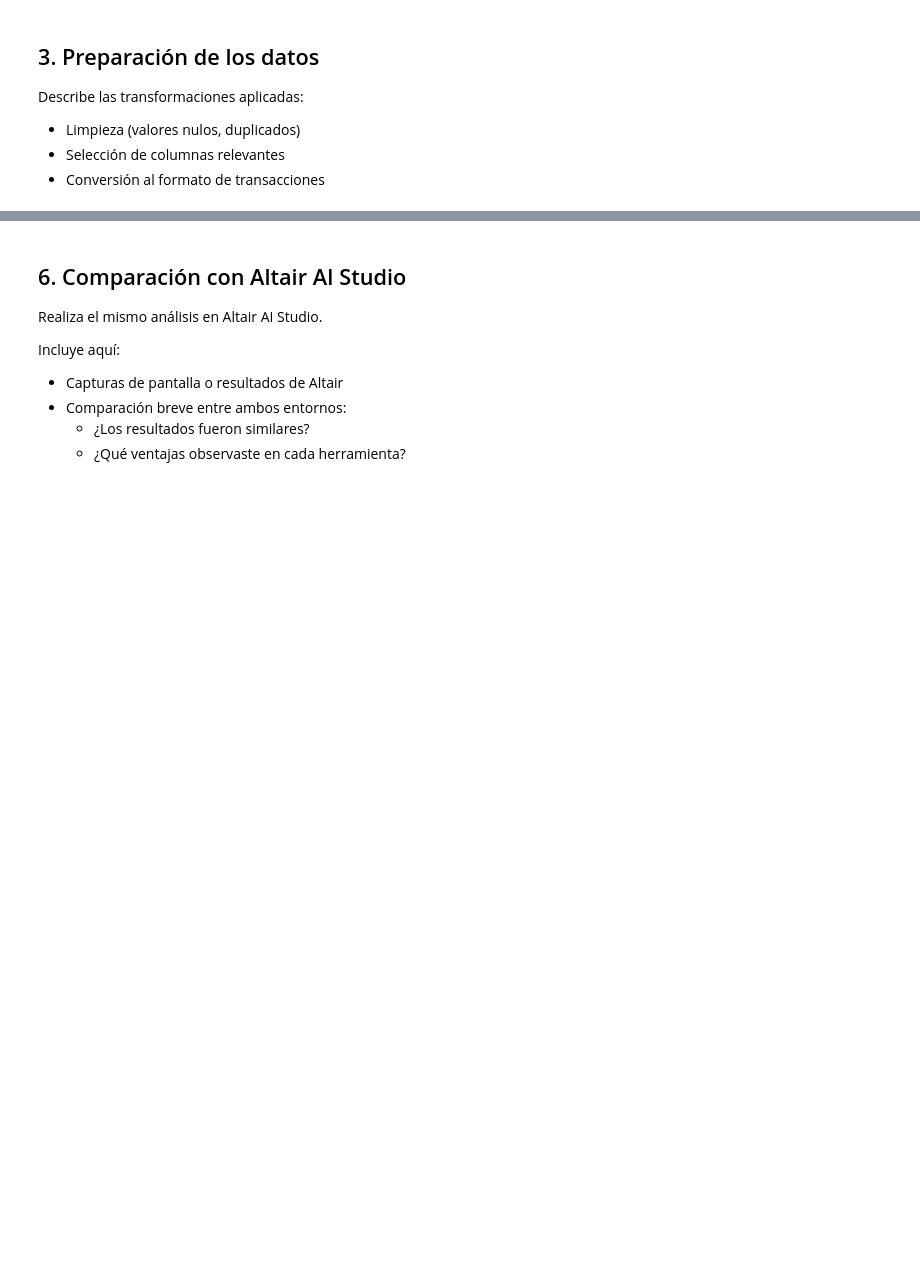
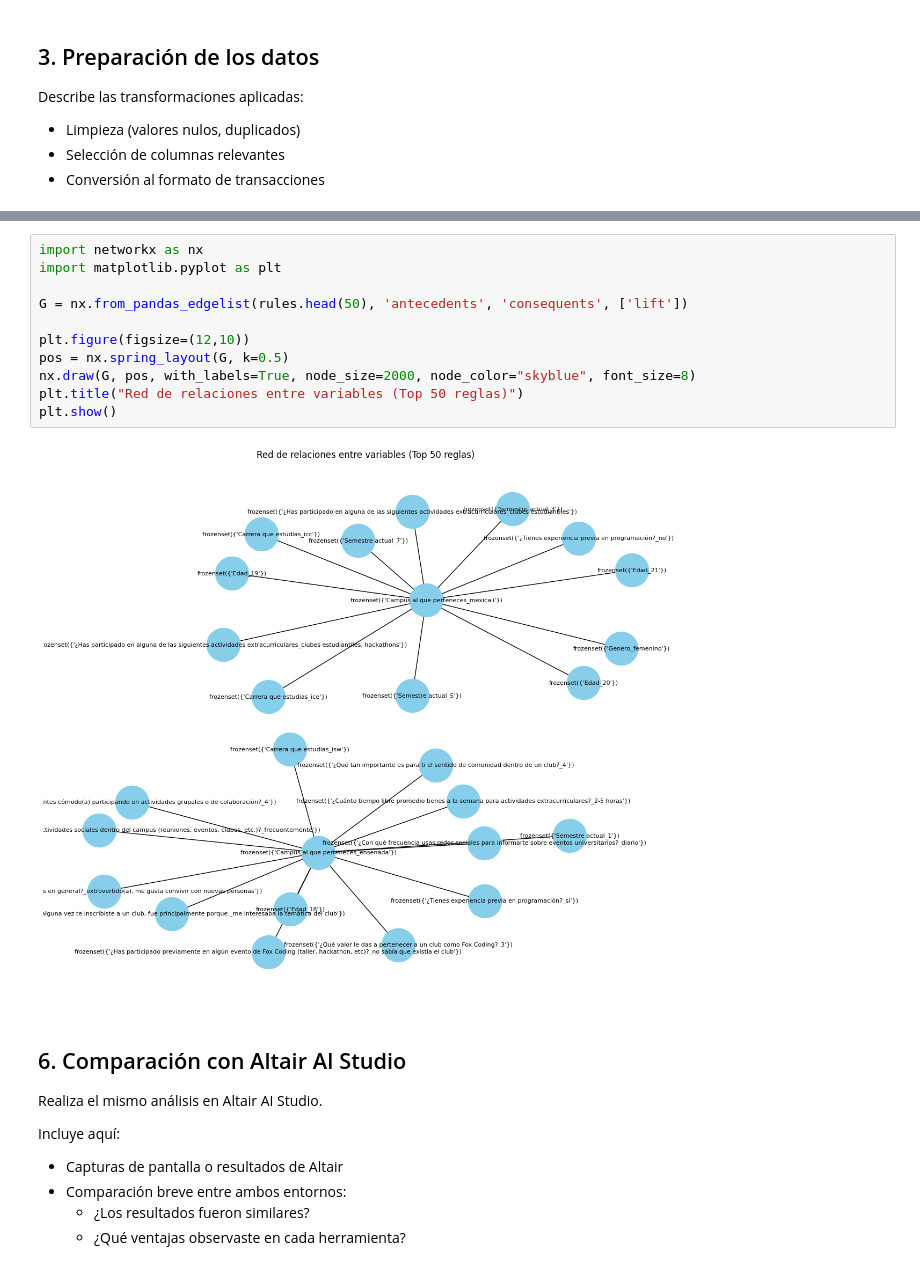
Before and after one commit to anahihull/data-mining-academic-club-participation-pattern, a Jupyter notebook: PatronesParticipacionEstudiantil.ipynb, the cells around one changed output, grey strips where cells are left out. Drawn from its saved outputs; the diff is of its cells as text; blank space fills up the shorter version.

```diff
--- a/PatronesParticipacionEstudiantil.ipynb
+++ b/PatronesParticipacionEstudiantil.ipynb
@@ -180,3 +348,16 @@ Interpreta las reglas obtenidas:
+# %%
+import networkx as nx
+import matplotlib.pyplot as plt
+
+G = nx.from_pandas_edgelist(rules.head(50), 'antecedents', 'consequents', ['lift'])
+
+plt.figure(figsize=(12,10))
+pos = nx.spring_layout(G, k=0.5)
+nx.draw(G, pos, with_labels=True, node_size=2000, node_color="skyblue", font_size=8)
+plt.title("Red de relaciones entre variables (Top 50 reglas)")
+plt.show()
+# %% [output]
+[figure, added]
 # %% [markdown]
 ## 6. Comparación con Altair AI Studio
 Realiza el mismo análisis en Altair AI Studio.
```
Also changed, not shown: parts of 10 cells of this notebook, 4 other files.
